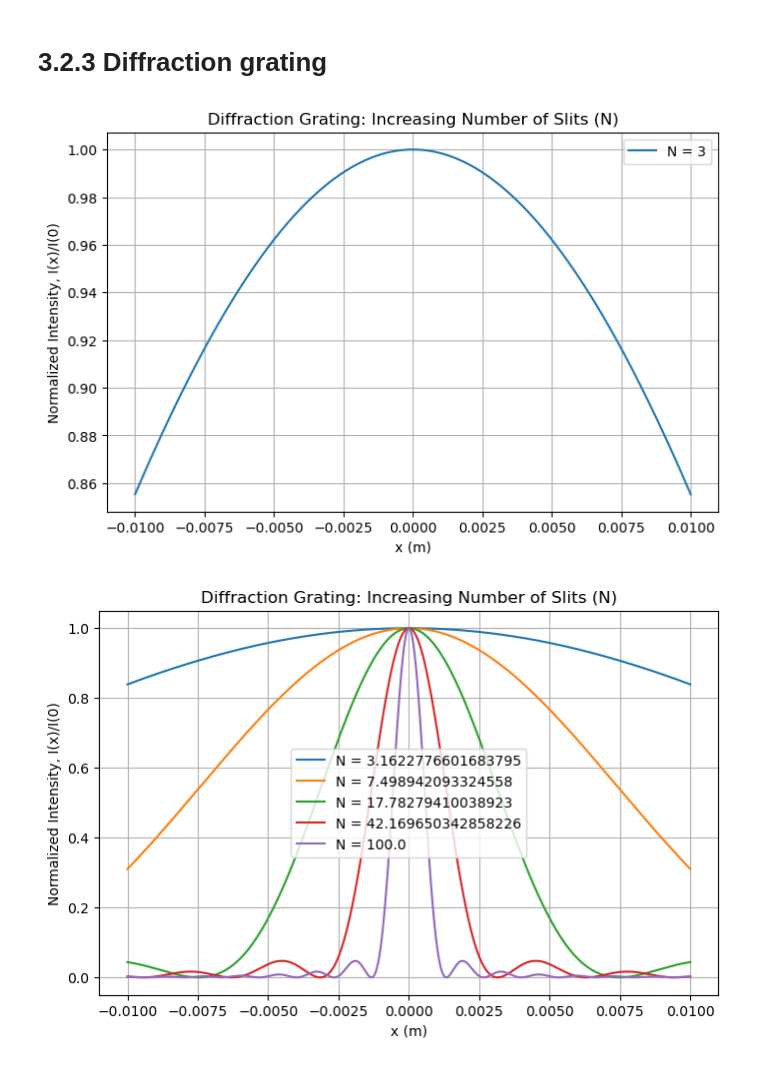
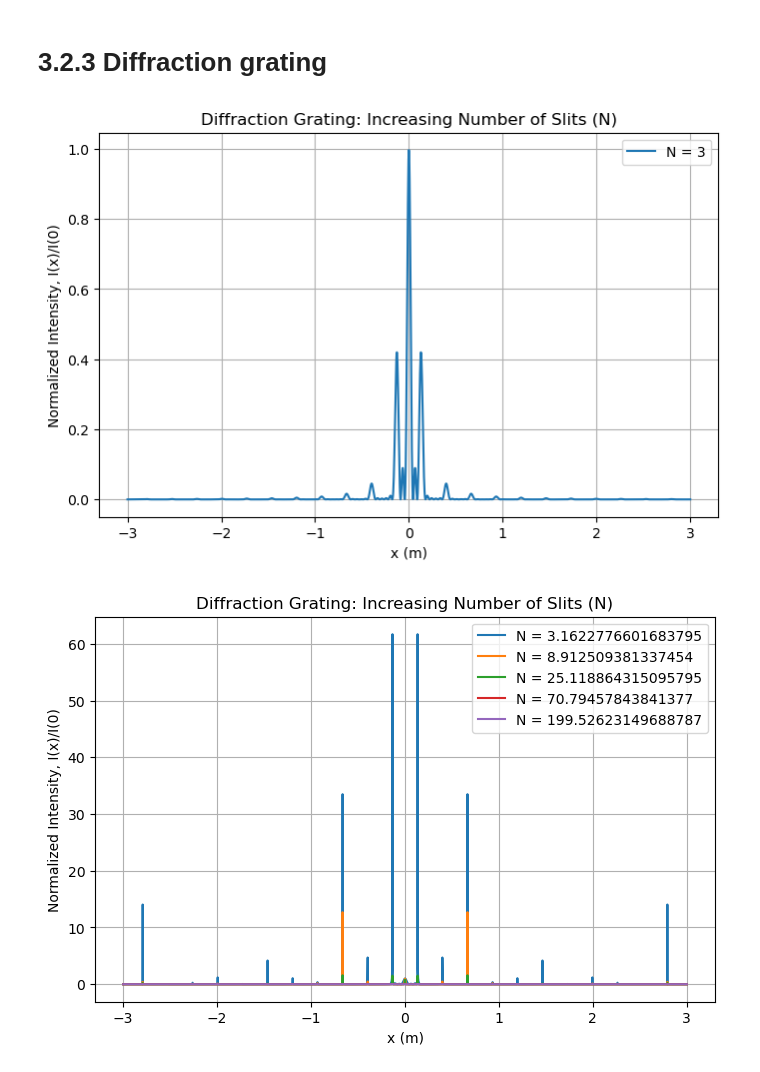
Before and after one commit to Benj181/NTNU-courses, a Jupyter notebook: Optikk/Lab03/main.ipynb, the cells around one changed output. Saved outputs shown, nothing was run; the diff lists cells and outputs as text; code cells hidden in the pictures.

```diff
--- a/Optikk/Lab03/main.ipynb
+++ b/Optikk/Lab03/main.ipynb
@@ -89,11 +87,11 @@ plt.show()
 # --- 1. Define parameters ---
 lambda_ = 532e-9   # 532 nm in meters
 D = 2e-6           # slit width = 2 micrometers
-l = 20e-6          # slit separation = 20 micrometers
+l = 4e-6          # slit separation = 4 micrometers
 y = 1.0            # distance to screen = 1 meter
 
 # Define x-range on the screen (e.g., ±10 mm)
-x_min, x_max = -0.01, 0.01  # in meters
+x_min, x_max = -1, 1  # in meters
 num_points = 2000
 x = np.linspace(x_min, x_max, num_points)
 
@@ -229,10 +164,6 @@ D = 2e-6           # Slit width = 2 micrometers
 l = 4e-6           # Slit separation = 4 micrometers
 y = 1.0            # Distance to screen = 1 meter
 
-# Define x-range on the screen (e.g., ±10 mm)
-x_min, x_max = -0.01, 0.01  # meters
-num_points = 3000
-x = np.linspace(x_min, x_max, num_points)
 
 # Function to compute normalized intensity for given N
 def diffraction_grating_intensity(x, N, D, l, lambda_, y):
@@ -259,6 +190,11 @@ def diffraction_grating_intensity(x, N, D, l, lambda_, y):
 # --- 2. Loop over different N values and plot ---
 plt.figure(figsize=(8,5))
 
+# Define x-range on the screen (e.g., ±10 mm)
+x_min, x_max = -3, 3  # in meters
+num_points = 2000
+x = np.linspace(x_min, x_max, num_points)
+
 N = 3
 I_norm = diffraction_grating_intensity(x, N, D, l, lambda_, y)
 plt.plot(x, I_norm, label=f'N = {N}')
@@ -270,57 +206,31 @@ plt.legend()
 plt.grid(True)
 plt.show()
 # %% [output]
-[figure, old version]
+[figure, new version]
 # %%
 import numpy as np
 import matplotlib.pyplot as plt
 
 # --- 1. Define parameters (adjust as needed) ---
 lambda_ = 532e-9   # 532 nm (green Nd:YAG)
 D = 2e-6           # Slit width = 2 micrometers
 l = 4e-6           # Slit separation = 4 micrometers
 y = 1.0            # Distance to screen = 1 meter
 
-# Define x-range on the screen (e.g., ±10 mm)
-x_min, x_max = -0.01, 0.01  # meters
-num_points = 3000
-x = np.linspace(x_min, x_max, num_points)
-
-# Function to compute normalized intensity for given N
-def diffraction_grating_intensity(x, N, D, l, lambda_, y):
-    # Fraunhofer parameters
-    beta = (np.pi * D / lambda_) * (x / y)
-    gamma = (np.pi * l / lambda_) * (x / y)
-
-    # Single-slit envelope: (sin beta / beta)^2
-    I_envelope = np.ones_like(beta)
-    nonzero_beta = (beta != 0)
-    I_envelope[nonzero_beta] = (np.sin(beta[nonzero_beta]) / beta[nonzero_beta])**2
-
-    # Grating interference factor: (sin(N gamma) / [N sin(gamma)])^2
-    # To avoid division by zero at gamma=0, handle carefully:
-    I_grating = np.ones_like(gamma)
-    nonzero_gamma = (gamma != 0)
-    numerator = np.sin(N * gamma[nonzero_gamma])
-    denominator = N * np.sin(gamma[nonzero_gamma])
-    I_grating[nonzero_gamma] = (numerator / denominator)**2
-
-    # Total normalized intensity
-    return I_envelope * I_grating
 
 # --- 2. Loop over different N values and plot ---
-N_values = np.logspace(0.5, 2, 5)  # example: from 1 slit up to 20 slits
+N_values = np.logspace(0.5, 2.3, 5)  # example: from 1 slit up to 20 slits
 plt.figure(figsize=(8,5))
 
 for N in N_values:
     I_norm = diffraction_grating_intensity(x, N, D, l, lambda_, y)
     plt.plot(x, I_norm, label=f'N = {N}')
 
 plt.xlabel('x (m)')
 plt.ylabel('Normalized Intensity, I(x)/I(0)')
 plt.title('Diffraction Grating: Increasing Number of Slits (N)')
 plt.legend()
 plt.grid(True)
 plt.show()
 # %% [output]
-[figure, old version]
+[figure, new version]
```
Also changed, not shown: parts of 7 cells of this notebook, 2 other files.
